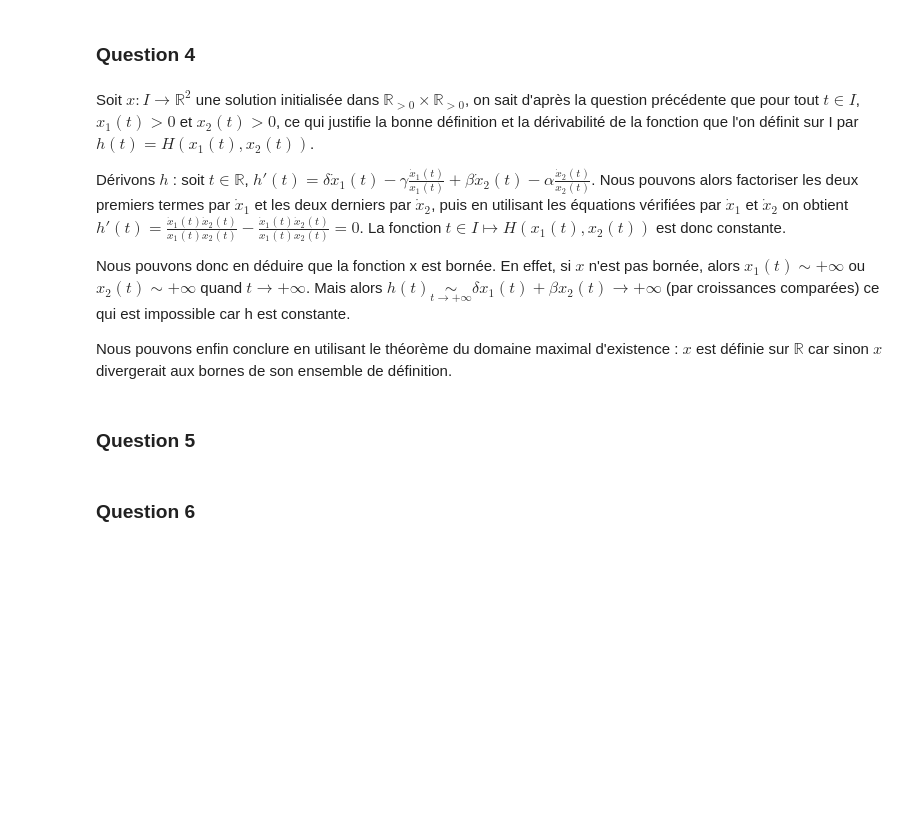
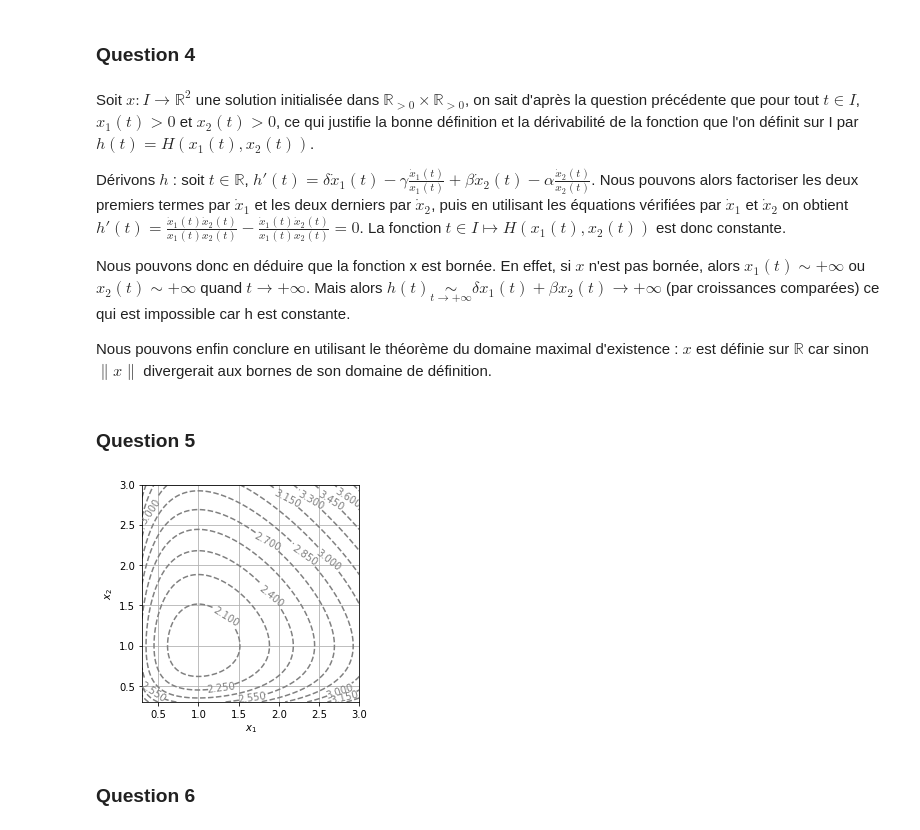
Before and after one commit to mroyerdevericourt/projetMI2, a Jupyter notebook: Rendu.ipynb, the cells around one changed output. Cells and saved outputs as stored; diff of their text form; code cells hidden in the pictures; blank space fills up the shorter version.

```diff
--- a/Rendu.ipynb
+++ b/Rendu.ipynb
@@ -109,6 +109,6 @@ Dérivons $h$ : soit $t \in \mathbb{R}$, $h'(t) =\delta \dot{x}_1(t) - \gamma \f
 
 Nous pouvons donc en déduire que la fonction x est bornée. En effet, si $x$ n'est pas bornée, alors $x_1(t) \sim +\infty$ ou $ x_2(t) \sim + \infty$ quand $t \rightarrow + \infty$. Mais alors $h(t) \underset{t \rightarrow +\infty}{\sim} \delta x_1(t) + \beta x_2(t) \rightarrow +\infty$ (par croissances comparées) ce qui est impossible car h est constante.
 
-Nous pouvons enfin conclure en utilisant le théorème du domaine maximal d'existence : $x$ est définie sur $\mathbb{R}$ car sinon $x$ divergerait aux bornes de son ensemble de définition.
+Nous pouvons enfin conclure en utilisant le théorème du domaine maximal d'existence : $x$ est définie sur $\mathbb{R}$ car sinon $\|x\|$ divergerait aux bornes de son domaine de définition.
 # %% [markdown]
 ### Question 5
@@ -122,3 +115,34 @@ def H(x1, x2):
+# %%
+def H(x1, x2):
+    a = delta * x1
+    b = gamma * np.log(x1)
+    c = beta * x2
+    d = alpha * np.log(x2)
+    return a - b + c - d
+
+
+def display_contour(f, x, y, levels):
+    X, Y = np.meshgrid(x, y)
+    Z = f(X, Y)
+    fig, ax = plt.subplots()
+    contour_set = plt.contour(
+        X, Y, Z, colors="grey", linestyles="dashed",
+        levels=levels
+    )
+    ax.clabel(contour_set)
+    plt.grid(True)
+    plt.xlabel("$x_1$")
+    plt.ylabel("$x_2$")
+    plt.gca().set_aspect("equal")
+
+display_contour(
+    H,
+    x=np.linspace(0.3, 3, 100),
+    y=np.linspace(0.3, 3, 100),
+    levels=15
+)
+# %% [output]
+[figure, added]
 # %% [markdown]
 ### Question 6
 # %%
```
Also changed, not shown: parts of 2 cells of this notebook.
